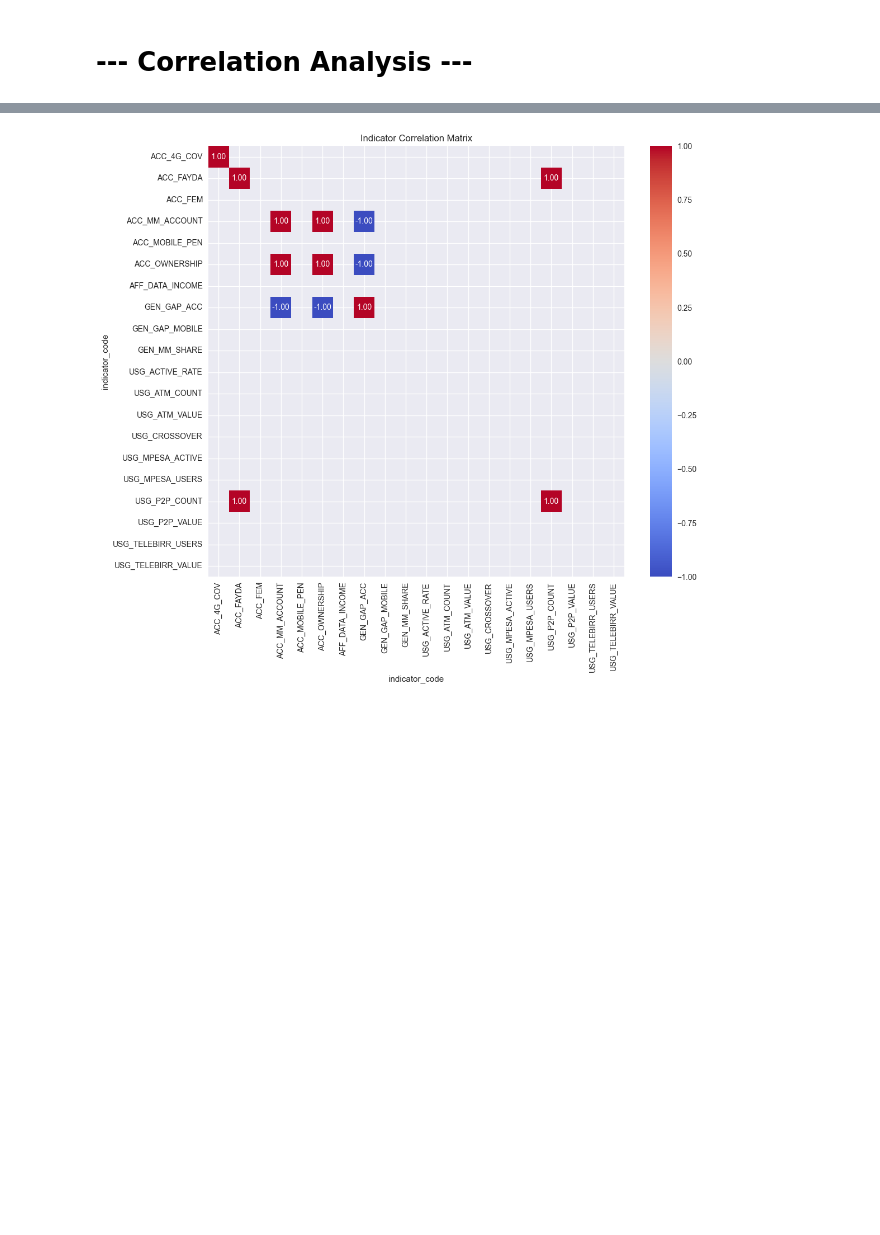
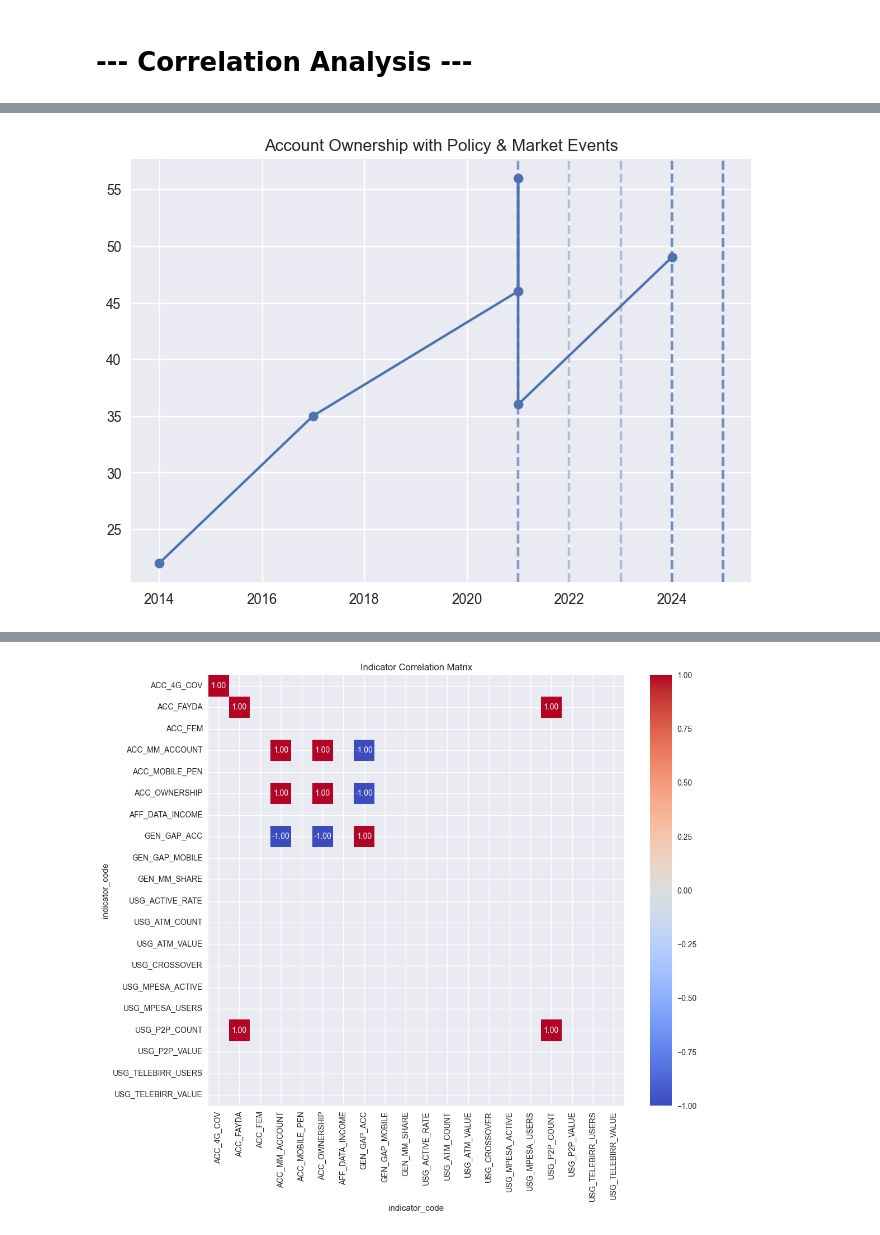
Before and after one commit to Kalalayu/ethiopia-fi-forecast, a Jupyter notebook: notebooks/task_2_eda.ipynb, the cells around one changed output, grey strips where cells are left out. Drawn from its saved outputs; the diff is of its cells as text; code cells hidden in the pictures; blank space fills up the shorter version.

```diff
--- a/notebooks/task_2_eda.ipynb
+++ b/notebooks/task_2_eda.ipynb
@@ -369,0 +412,12 @@ plt.show()
+# %%
+events = df[df['record_type'] == "event"]
+
+plt.plot(acc['year'], acc['value_numeric'], marker='o')
+
+for _, row in events.iterrows():
+    plt.axvline(row['year'], linestyle='--', alpha=0.4)
+
+plt.title("Account Ownership with Policy & Market Events")
+plt.show()
+# %% [output]
+[figure, added]
```
Also changed, not shown: parts of 13 cells of this notebook, 1 other file.
